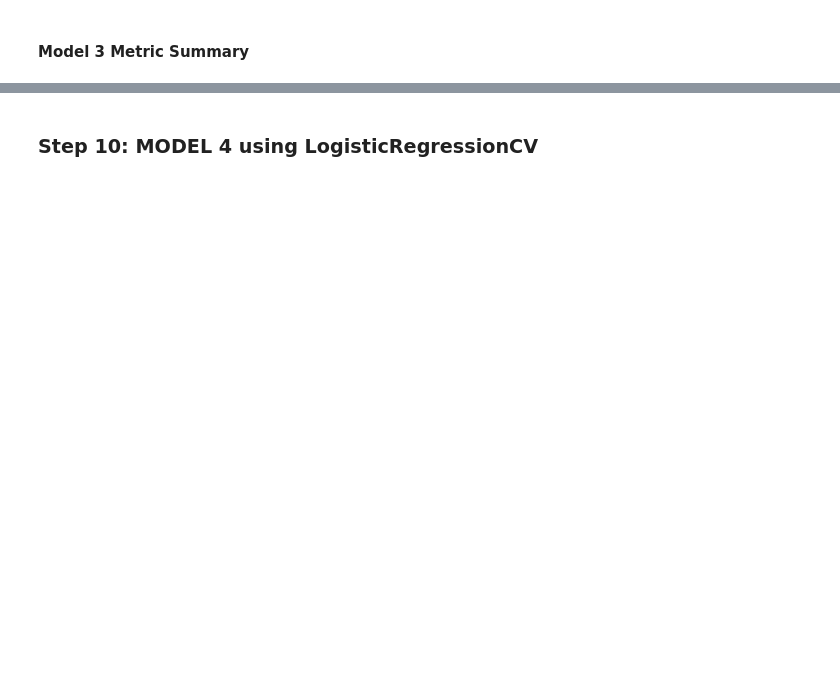
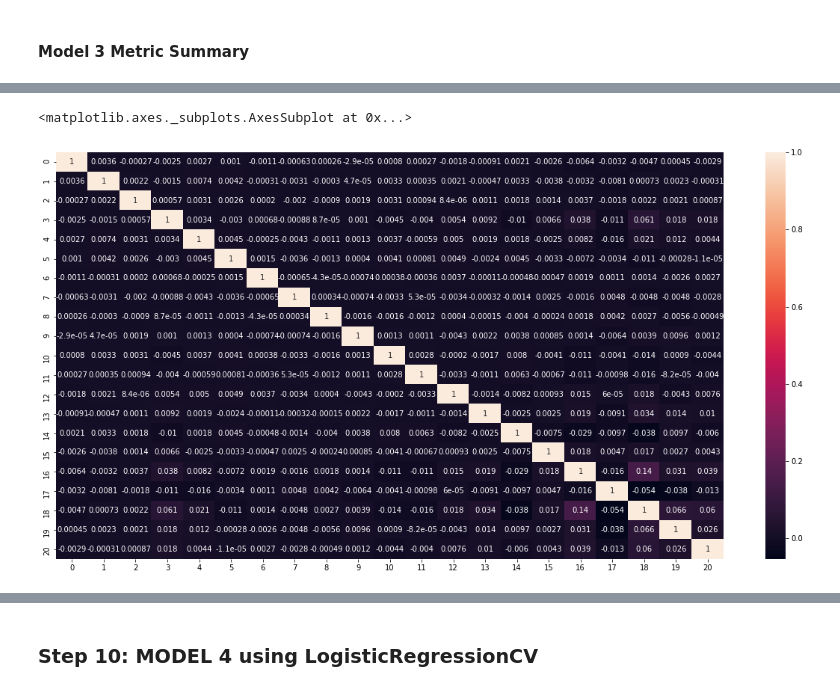
Before and after one commit to bhardwaj-sunil/Churn_case_study, a Jupyter notebook: telecom_churn_case_study.ipynb, the cells around one changed output, grey strips where cells are left out. Drawn from its saved outputs; the diff is of its cells as text; code cells hidden in the pictures; blank space fills up the shorter version.

```diff
--- a/telecom_churn_case_study.ipynb
+++ b/telecom_churn_case_study.ipynb
@@ -1306,7 +1633,10 @@ sns.heatmap(corrmat[0:19,0:19],annot = True)
 # %%
 %matplotlib inline
 plt.figure(figsize = (20,10))
-sns.heatmap(corrmat[19:,19:],annot = True)
+sns.heatmap(corrmat[19:40,19:40],annot = True)
+# %% [output]
+<matplotlib.axes._subplots.AxesSubplot at 0x...>
+[figure, added]
 # %%
 # 1s -> 0s in diagonals
 corrmat_nodiag = corrmat - np.diagflat(corrmat.diagonal())
```
Also changed, not shown: parts of 116 cells of this notebook.
